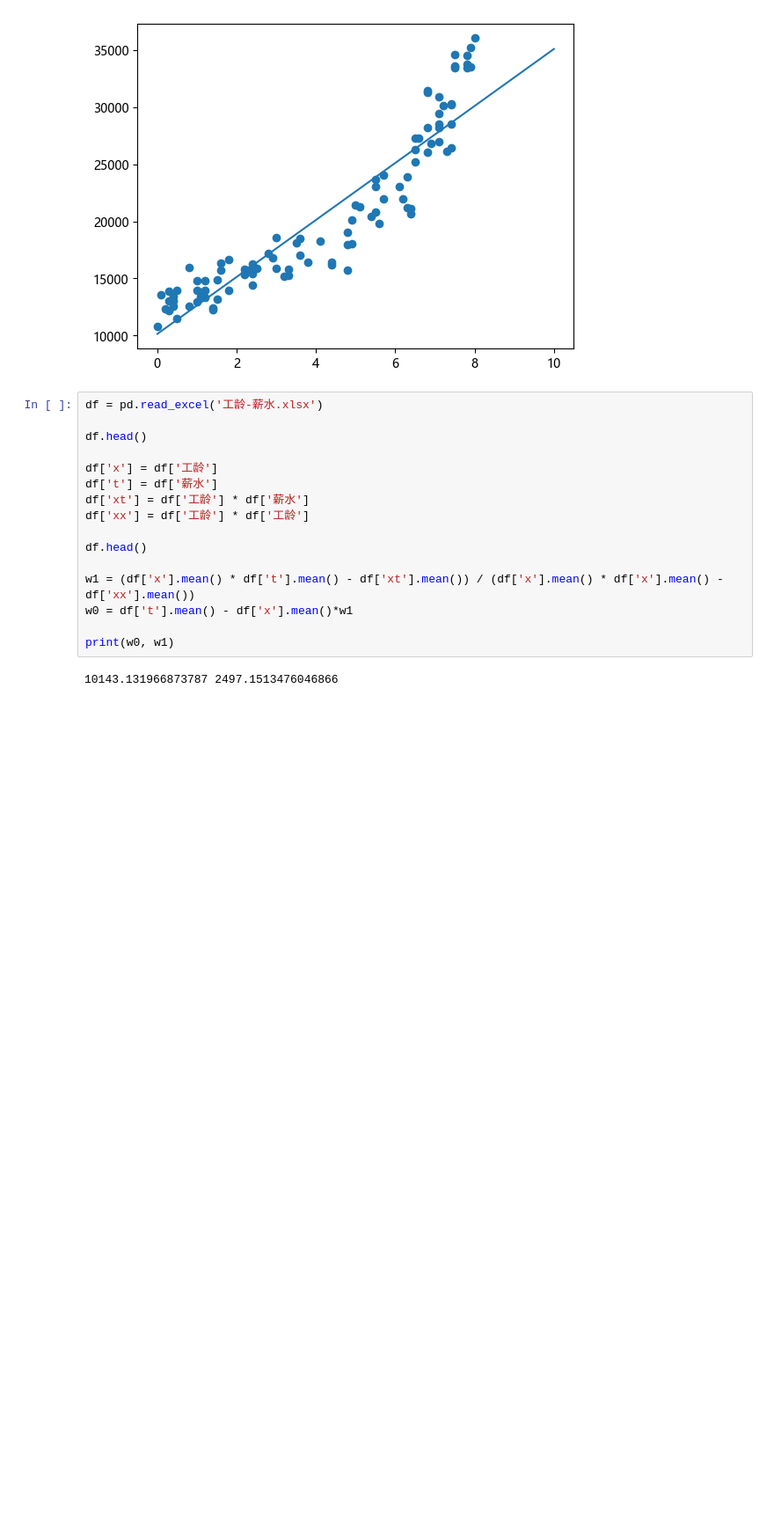
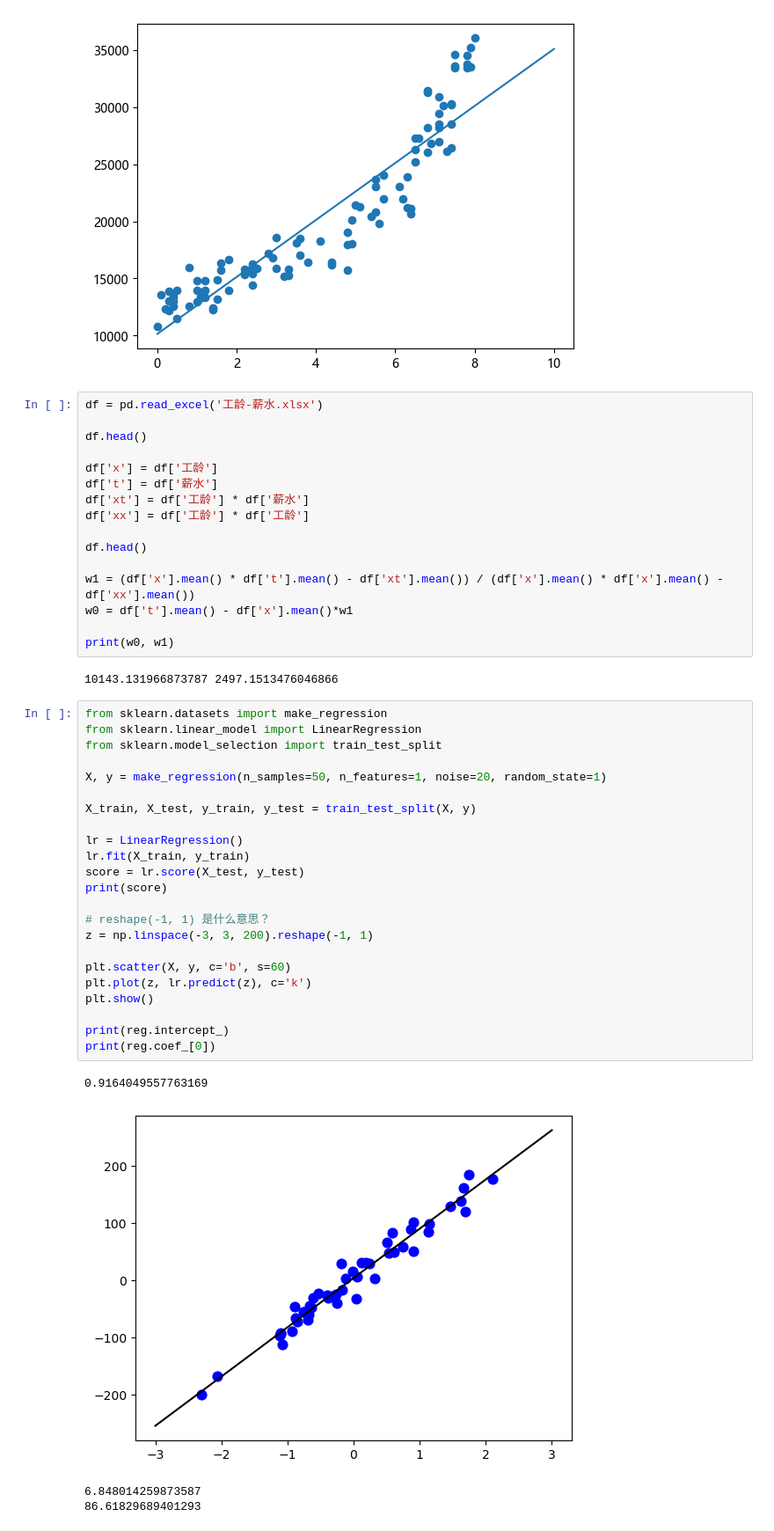
Before and after one commit to lizhengxing2024/nlp, a Jupyter notebook: 002.线性回归与最小二乘法/线性回归与最小二乘法.ipynb, the cells around one changed output. Shown at 88% size. Saved outputs shown, nothing was run; the diff lists cells and outputs as text; blank space fills up the shorter version.

```diff
--- a/002.线性回归与最小二乘法/线性回归与最小二乘法.ipynb
+++ b/002.线性回归与最小二乘法/线性回归与最小二乘法.ipynb
@@ -62,3 +67,31 @@ w0 = df['t'].mean() - df['x'].mean()*w1
 print(w0, w1)
 # %% [output]
 10143.131966873787 2497.1513476046866
+# %%
+from sklearn.datasets import make_regression
+from sklearn.linear_model import LinearRegression
+from sklearn.model_selection import train_test_split
+
+X, y = make_regression(n_samples=50, n_features=1, noise=20, random_state=1)
+
+X_train, X_test, y_train, y_test = train_test_split(X, y)
+
+lr = LinearRegression()
+lr.fit(X_train, y_train)
+score = lr.score(X_test, y_test)
+print(score)
+
+# reshape(-1, 1) 是什么意思？
+z = np.linspace(-3, 3, 200).reshape(-1, 1)
+
+plt.scatter(X, y, c='b', s=60)
+plt.plot(z, lr.predict(z), c='k')
+plt.show()
+
+print(reg.intercept_)
+print(reg.coef_[0])
+# %% [output]
+0.9164049557763169
+[figure, added]
+6.848014259873587
+86.61829689401293
```
Also changed, not shown: parts of 10 cells of this notebook.
